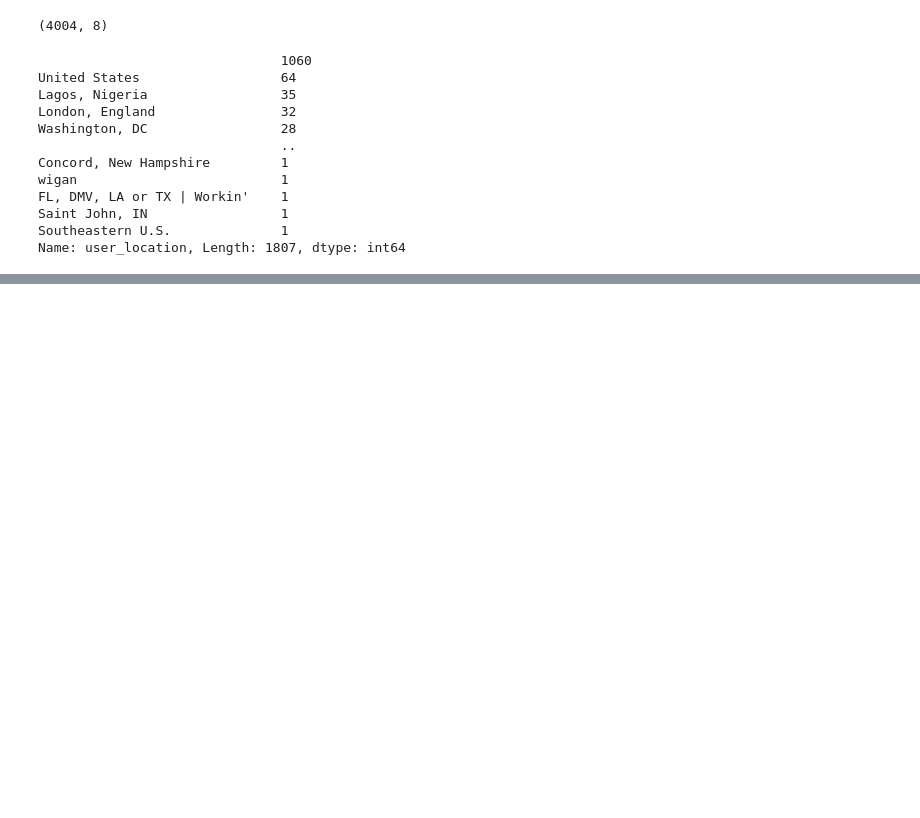
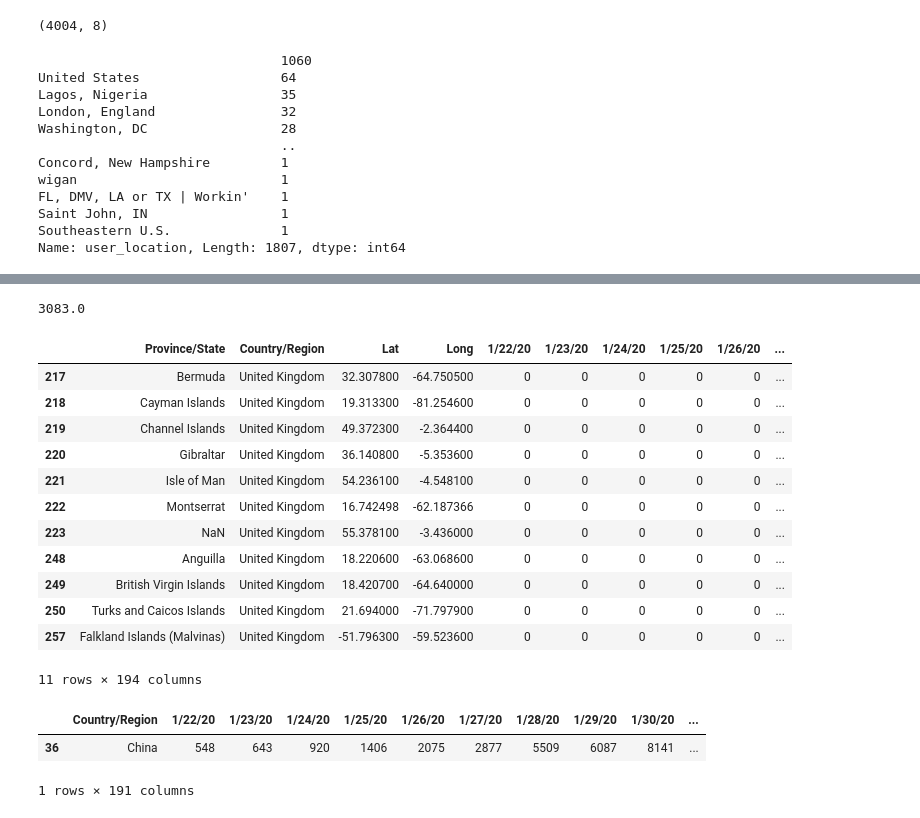
Before and after one commit to eeshsingh123/Covid19_Analysis, a Jupyter notebook: concepts/data_cleaning_try.ipynb, the cells around one changed output, grey strips where cells are left out. Cells and saved outputs as stored; diff of their text form; code cells hidden in the pictures; blank space fills up the shorter version.

```diff
--- a/concepts/data_cleaning_try.ipynb
+++ b/concepts/data_cleaning_try.ipynb
@@ -71,0 +112,24 @@ df[(df['user_location']=="India") & (df["verified"]==0)]
+# %%
+1483156.0 - 1480073.0
+# %% [output]
+3083.0
+# %%
+dff1 = pd.read_csv(f"{BASE_PATH}\\twitter_db\\kaggle_data\\time_series_covid_19_confirmed.csv")
+dff2 = pd.read_csv(f"{BASE_PATH}\\twitter_db\\kaggle_data\\time_series_covid_19_deaths.csv")
+dff3 = pd.read_csv(f"{BASE_PATH}\\twitter_db\\kaggle_data\\time_series_covid_19_recovered.csv")
+# %%
+dff1[dff1['Country/Region'] == "United Kingdom"]
+# %% [output]
+|  | Province/State | Country/Region | Lat | Long | 1/22/20 | 1/23/20 | 1/24/20 | 1/25/20 | 1/26/20 | ... |
+| 217 | Bermuda | United Kingdom | 32.307800 | -64.750500 | 0 | 0 | 0 | 0 | 0 | ... |
+| 218 | Cayman Islands | United Kingdom | 19.313300 | -81.254600 | 0 | 0 | 0 | 0 | 0 | ... |
+| 219 | Channel Islands | United Kingdom | 49.372300 | -2.364400 | 0 | 0 | 0 | 0 | 0 | ... |
+| 220 | Gibraltar | United Kingdom | 36.140800 | -5.353600 | 0 | 0 | 0 | 0 | 0 | ... |
+| 221 | Isle of Man | United Kingdom | 54.236100 | -4.548100 | 0 | 0 | 0 | 0 | 0 | ... |
+| 222 | Montserrat | United Kingdom | 16.742498 | -62.187366 | 0 | 0 | 0 | 0 | 0 | ... |
+| 223 | NaN | United Kingdom | 55.378100 | -3.436000 | 0 | 0 | 0 | 0 | 0 | ... |
+| 248 | Anguilla | United Kingdom | 18.220600 | -63.068600 | 0 | 0 | 0 | 0 | 0 | ... |
+| 249 | British Virgin Islands | United Kingdom | 18.420700 | -64.640000 | 0 | 0 | 0 | 0 | 0 | ... |
+| 250 | Turks and Caicos Islands | United Kingdom | 21.694000 | -71.797900 | 0 | 0 | 0 | 0 | 0 | ... |
+| 257 | Falkland Islands (Malvinas) | United Kingdom | -51.796300 | -59.523600 | 0 | 0 | 0 | 0 | 0 | ... |
+11 rows × 194 columns
@@ -71,0 +140,12 @@ df[(df['user_location']=="India") & (df["verified"]==0)]
+# %%
+dff1 = dff1.groupby(['Country/Region']).sum()
+dff2 = dff2.groupby(['Country/Region']).sum()
+dff3 = dff3.groupby(['Country/Region']).sum()
+
+dff1.reset_index(inplace=True)
+dff2.reset_index(inplace=True)
+dff3.reset_index(inplace=True)
+# %% [output]
+|  | Country/Region | 1/22/20 | 1/23/20 | 1/24/20 | 1/25/20 | 1/26/20 | 1/27/20 | 1/28/20 | 1/29/20 | 1/30/20 | ... |
+| 36 | China | 548 | 643 | 920 | 1406 | 2075 | 2877 | 5509 | 6087 | 8141 | ... |
+1 rows × 191 columns
```
Also changed, not shown: parts of 19 cells of this notebook, 5 other files.
